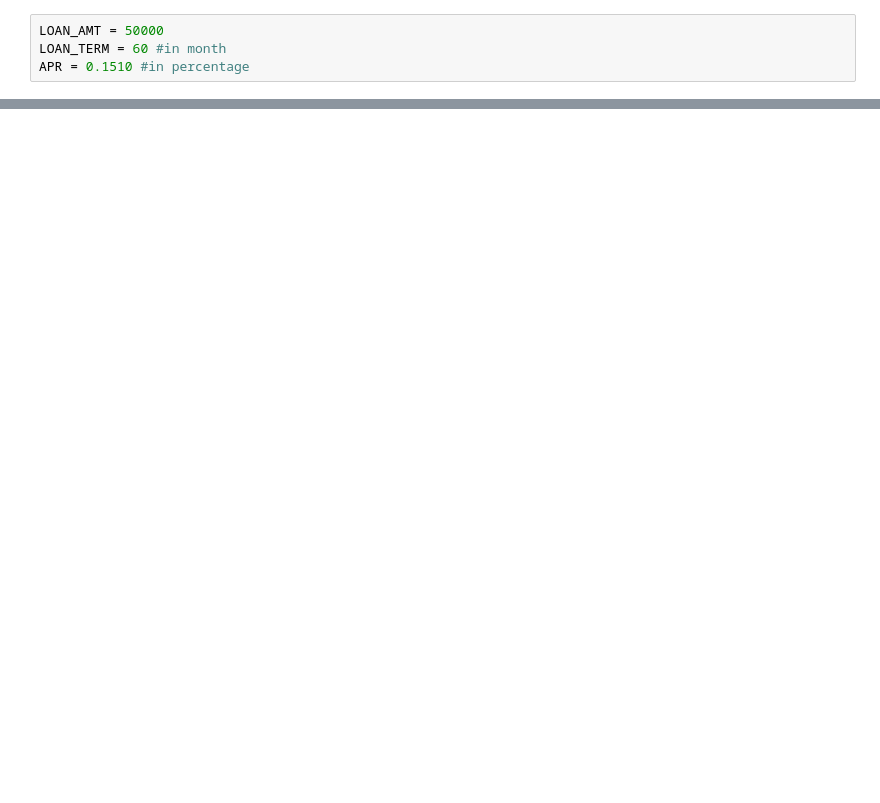
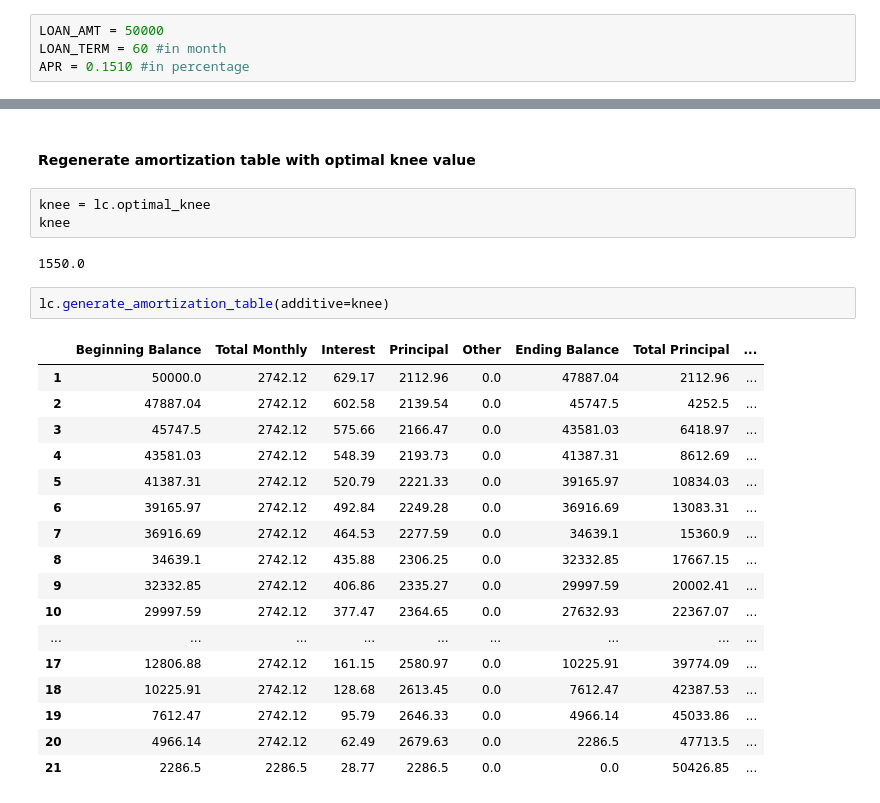
Before and after one commit to jshinm/mortgage_analysis, a Jupyter notebook: examples/loan_payment_schedule_personal_loan.ipynb, the cells around one changed output, grey strips where cells are left out. Saved outputs shown, nothing was run; the diff lists cells and outputs as text; blank space fills up the shorter version.

```diff
--- a/examples/loan_payment_schedule_personal_loan.ipynb
+++ b/examples/loan_payment_schedule_personal_loan.ipynb
@@ -86,0 +59,27 @@ generate_amortization_table(P=LOAN_AMT, r=APR, n=LOAN_TERM, M=1450)
+# %% [markdown]
+#### Regenerate amortization table with optimal knee value
+# %%
+knee = lc.optimal_knee
+knee
+# %% [output]
+1550.0
+# %%
+lc.generate_amortization_table(additive=knee)
+# %% [output]
+|  | Beginning Balance | Total Monthly | Interest | Principal | Other | Ending Balance | Total Principal | ... |
+| 1 | 50000.0 | 2742.12 | 629.17 | 2112.96 | 0.0 | 47887.04 | 2112.96 | ... |
+| 2 | 47887.04 | 2742.12 | 602.58 | 2139.54 | 0.0 | 45747.5 | 4252.5 | ... |
+| 3 | 45747.5 | 2742.12 | 575.66 | 2166.47 | 0.0 | 43581.03 | 6418.97 | ... |
+| 4 | 43581.03 | 2742.12 | 548.39 | 2193.73 | 0.0 | 41387.31 | 8612.69 | ... |
+| 5 | 41387.31 | 2742.12 | 520.79 | 2221.33 | 0.0 | 39165.97 | 10834.03 | ... |
+| 6 | 39165.97 | 2742.12 | 492.84 | 2249.28 | 0.0 | 36916.69 | 13083.31 | ... |
+| 7 | 36916.69 | 2742.12 | 464.53 | 2277.59 | 0.0 | 34639.1 | 15360.9 | ... |
+| 8 | 34639.1 | 2742.12 | 435.88 | 2306.25 | 0.0 | 32332.85 | 17667.15 | ... |
+| 9 | 32332.85 | 2742.12 | 406.86 | 2335.27 | 0.0 | 29997.59 | 20002.41 | ... |
+| 10 | 29997.59 | 2742.12 | 377.47 | 2364.65 | 0.0 | 27632.93 | 22367.07 | ... |
+| ... | ... | ... | ... | ... | ... | ... | ... | ... |
+| 17 | 12806.88 | 2742.12 | 161.15 | 2580.97 | 0.0 | 10225.91 | 39774.09 | ... |
+| 18 | 10225.91 | 2742.12 | 128.68 | 2613.45 | 0.0 | 7612.47 | 42387.53 | ... |
+| 19 | 7612.47 | 2742.12 | 95.79 | 2646.33 | 0.0 | 4966.14 | 45033.86 | ... |
+| 20 | 4966.14 | 2742.12 | 62.49 | 2679.63 | 0.0 | 2286.5 | 47713.5 | ... |
+| 21 | 2286.5 | 2286.5 | 28.77 | 2286.5 | 0.0 | 0.0 | 50426.85 | ... |
```
Also changed, not shown: parts of 14 cells of this notebook.
